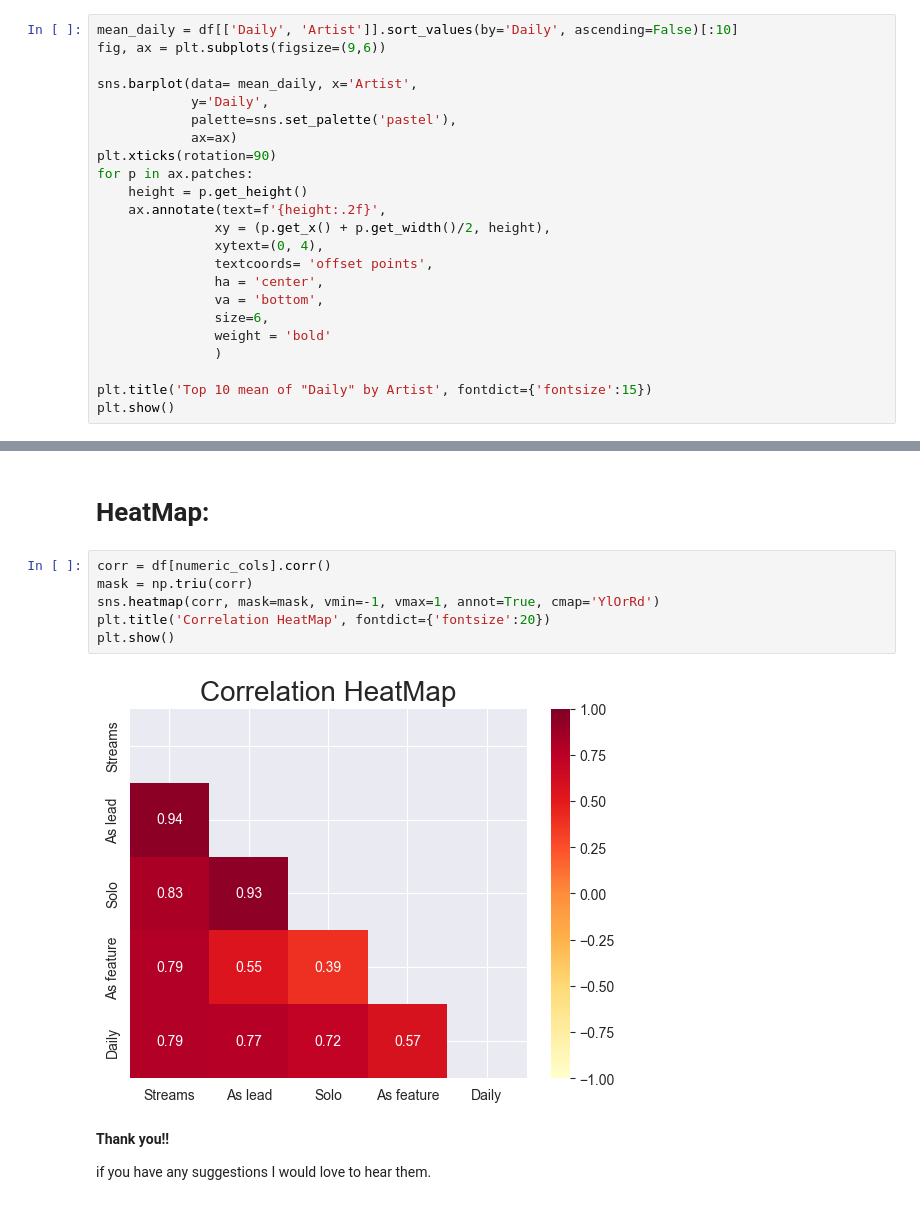
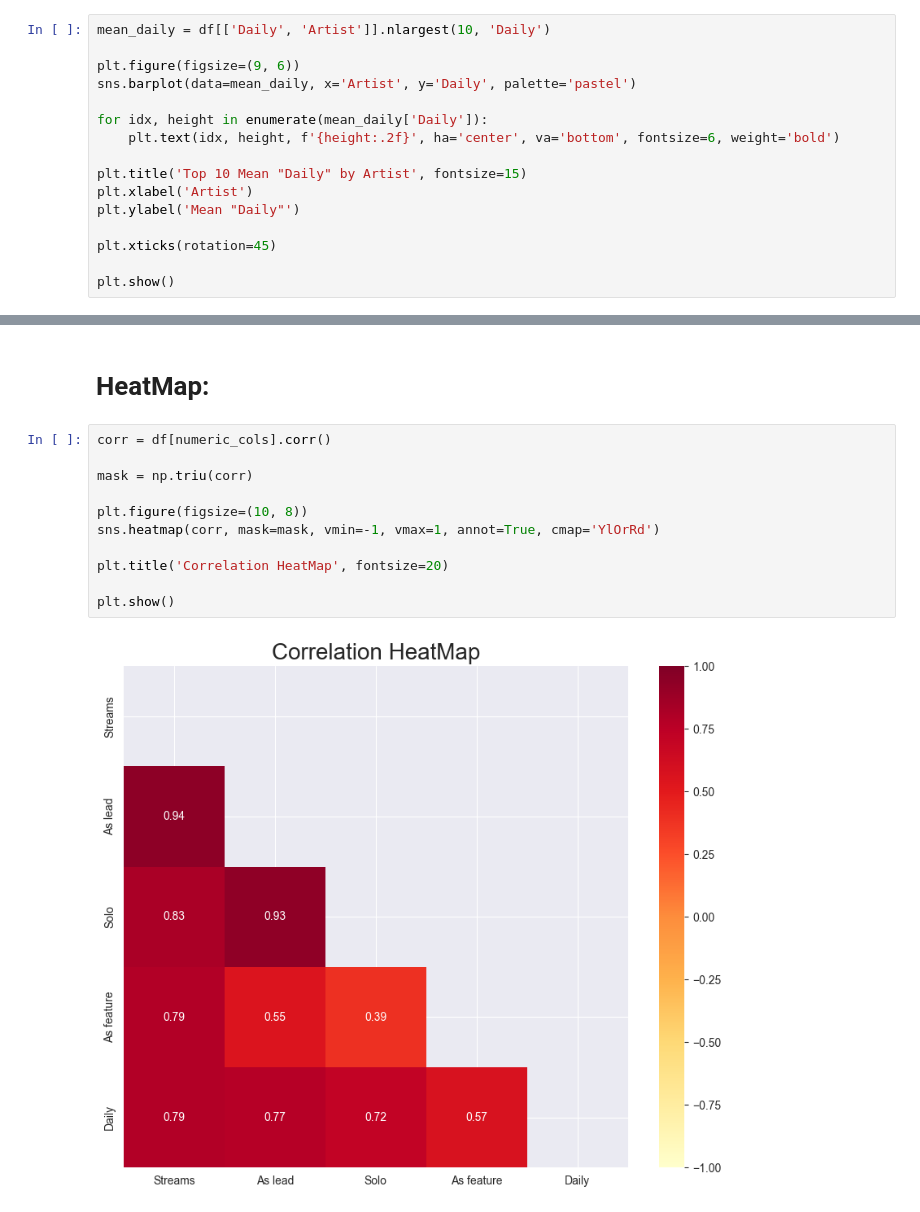
Before and after one commit to Jabsal/SpotifyEDA, a Jupyter notebook: spotify-eda.ipynb, the cells around one changed output, grey strips where cells are left out. Saved outputs shown, nothing was run; the diff lists cells and outputs as text.

```diff
--- a/spotify-eda.ipynb
+++ b/spotify-eda.ipynb
@@ -215,24 +212,17 @@ plt.show()
 # %%
-mean_daily = df[['Daily', 'Artist']].sort_values(by='Daily', ascending=False)[:10]
-fig, ax = plt.subplots(figsize=(9,6))
+mean_daily = df[['Daily', 'Artist']].nlargest(10, 'Daily')
 
-sns.barplot(data= mean_daily, x='Artist',
-            y='Daily',
-            palette=sns.set_palette('pastel'),
-            ax=ax)
-plt.xticks(rotation=90)
-for p in ax.patches:
-    height = p.get_height()
-    ax.annotate(text=f'{height:.2f}',
-               xy = (p.get_x() + p.get_width()/2, height),
-               xytext=(0, 4),
-               textcoords= 'offset points',
-               ha = 'center',
-               va = 'bottom',
-               size=6,
-               weight = 'bold'
-               )
+plt.figure(figsize=(9, 6))
+sns.barplot(data=mean_daily, x='Artist', y='Daily', palette='pastel')
 
-plt.title('Top 10 mean of "Daily" by Artist', fontdict={'fontsize':15})
+for idx, height in enumerate(mean_daily['Daily']):
+    plt.text(idx, height, f'{height:.2f}', ha='center', va='bottom', fontsize=6, weight='bold')
+
+plt.title('Top 10 Mean "Daily" by Artist', fontsize=15)
+plt.xlabel('Artist')
+plt.ylabel('Mean "Daily"')
+
+plt.xticks(rotation=45)
+
 plt.show()
 # %% [output]
@@ -248,13 +238,14 @@ plt.show()
 # **HeatMap:**
 # %%
 corr = df[numeric_cols].corr()
+
 mask = np.triu(corr)
+
+plt.figure(figsize=(10, 8))
 sns.heatmap(corr, mask=mask, vmin=-1, vmax=1, annot=True, cmap='YlOrRd')
-plt.title('Correlation HeatMap', fontdict={'fontsize':20})
+
+plt.title('Correlation HeatMap', fontsize=20)
+
 plt.show()
 # %% [output]
-[figure, old version]
+[figure, new version]
-# %% [markdown]
-**Thank you!!**
-
-if you have any suggestions I would love to hear them.
```
Also changed, not shown: parts of 5 cells of this notebook.
